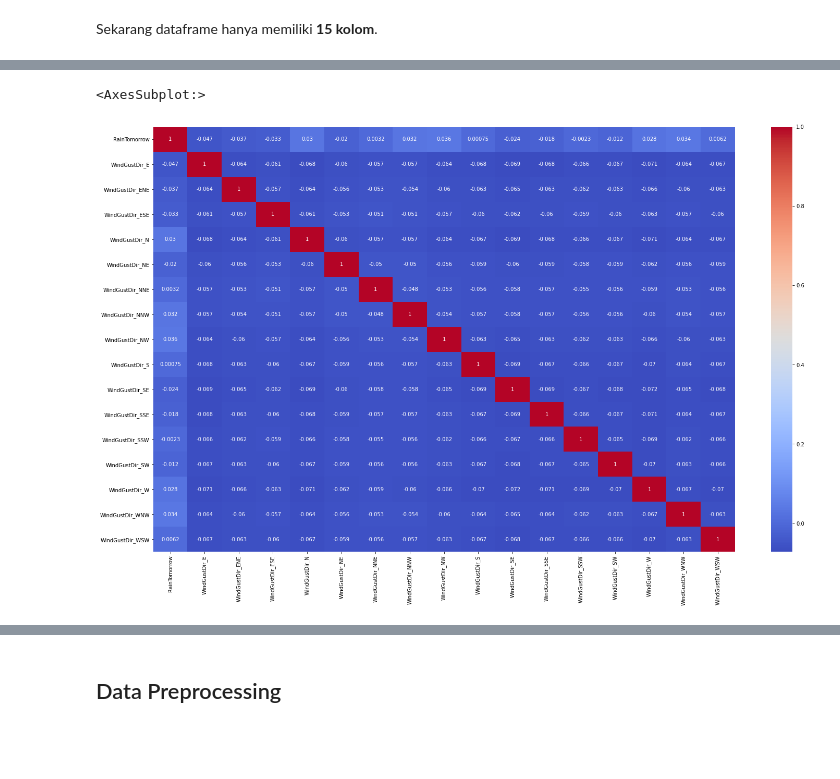
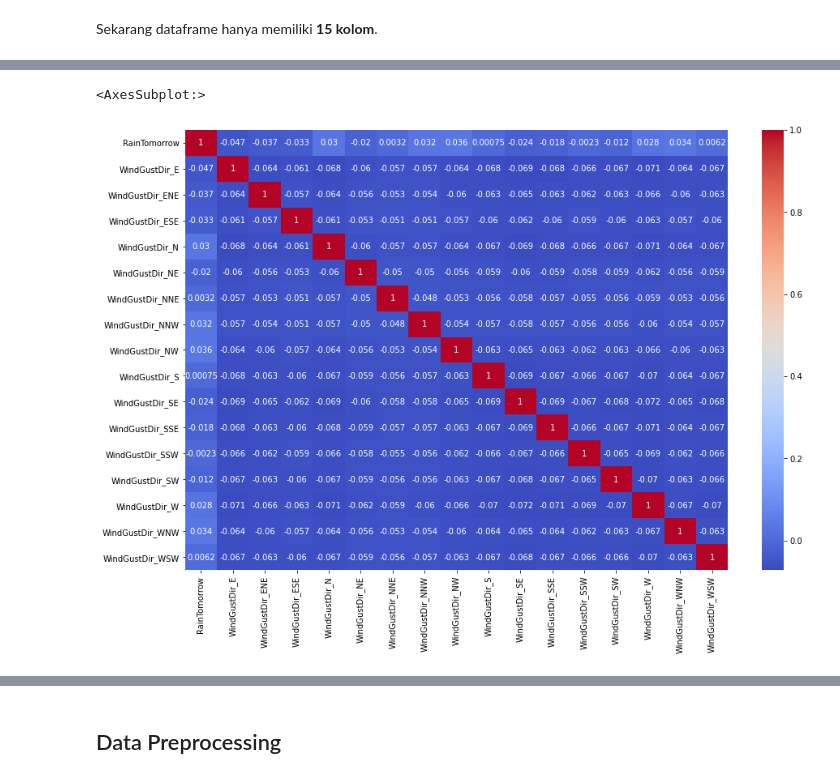
Before and after one commit to Penzragon/h8dsft_P1W1LGSVM, a Jupyter notebook: script.ipynb, the cells around one changed output, grey strips where cells are left out. Drawn from its saved outputs; the diff is of its cells as text; code cells hidden in the pictures; blank space fills up the shorter version.

```diff
--- a/script.ipynb
+++ b/script.ipynb
@@ -477,8 +479,8 @@ sns.heatmap(corr_cat, cmap='coolwarm', annot=True)
 # %%
-plt.figure(figsize=(25, 15))
+plt.figure(figsize=(15, 10))
 corr_cat = pd.get_dummies(weather[['RainTomorrow', 'WindGustDir']]).corr()
 sns.heatmap(corr_cat, cmap='coolwarm', annot=True)
 # %% [output]
 <AxesSubplot:>
-[figure, old version]
+[figure, new version]
 # %%
```
Also changed, not shown: parts of 13 cells of this notebook.
